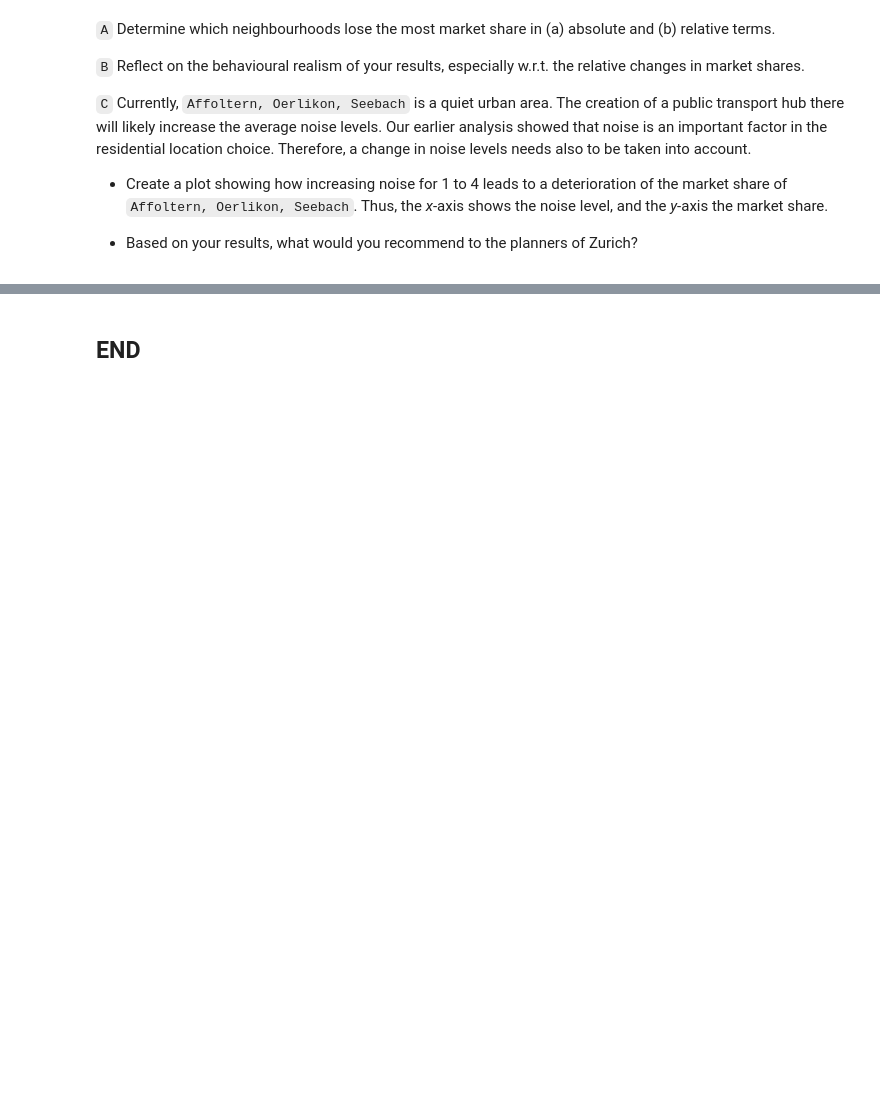
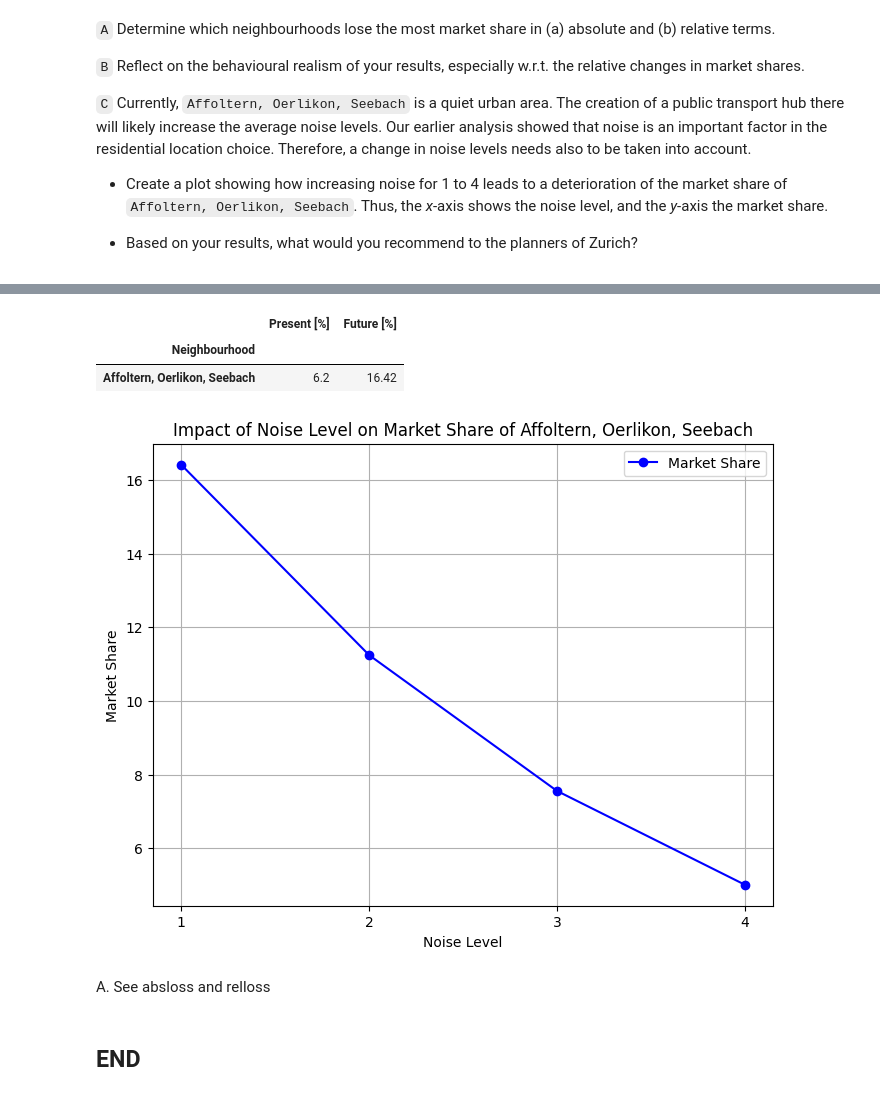
Before and after one commit to jelmervangestel/Q2_2024, a Jupyter notebook: Lab_sessions/Lab_session_01/Lab_01A.ipynb, the cells around one changed output, grey strips where cells are left out. Cells and saved outputs as stored; diff of their text form; code cells hidden in the pictures; blank space fills up the shorter version.

```diff
--- a/Lab_sessions/Lab_session_01/Lab_01A.ipynb
+++ b/Lab_sessions/Lab_session_01/Lab_01A.ipynb
@@ -685,2 +700,45 @@ The table shows that the market share of `Affoltern, Oerlikon, Seebach` increase
+# %%
+df_zurich_market_relloss = df_zurich_marketshares[(df_zurich_marketshares['Present [%]'] - df_zurich_marketshares['Future [%]'] < 0)].round(2)
+df_zurich_market_relloss
+# %% [output]
+|  | Present [%] | Future [%] |
+| Neighbourhood |  |  |
+| Affoltern, Oerlikon, Seebach | 6.2 | 16.42 |
+# %%
+
+plot_list = []
+noise_level = []
+
+for i in range(1,5):
+    noise_level.append(i)
+
+    df_zurich_future.loc['Affoltern, Oerlikon, Seebach','NOISE'] = i
+
+    # Manually compute the utilities for each neighbourhood alternative in the future situation
+    V_exp = (beta_hat_MNL['Value']['B_city']      * df_zurich_future['CITY'] +
+                   beta_hat_MNL['Value']['B_foreign']   * df_zurich_future['FOREIGN'] +
+                   beta_hat_MNL['Value']['B_green']     * df_zurich_future['GREEN'] +
+                   beta_hat_MNL['Value']['B_noise']     * df_zurich_future['NOISE'] +
+                   beta_hat_MNL['Value']['B_stores']    * df_zurich_future['STORES'] +
+                   beta_hat_MNL['Value']['B_transport'] * df_zurich_future['TRANSPORT'])
+
+    # Compute the market shares using the logit formula
+    P_exp = np.exp(V_exp)/np.sum(np.exp(V_exp))
+    plot_list.append(P_exp['Affoltern, Oerlikon, Seebach']*100)
+
+# Plot the results
+plt.figure(figsize=(8, 6))
+plt.plot(noise_level, plot_list, marker='o', color='b', label='Market Share')
+plt.title("Impact of Noise Level on Market Share of Affoltern, Oerlikon, Seebach")
+plt.xlabel("Noise Level")
+plt.ylabel("Market Share")
+plt.xticks(noise_level)
+plt.grid(True)
+plt.legend()
+plt.show()
+# %% [output]
+[figure, added]
+# %% [markdown]
+A. See absloss and relloss
 # %% [markdown]
 ## END
```
Also changed, not shown: parts of 6 cells of this notebook, 1 other file.
